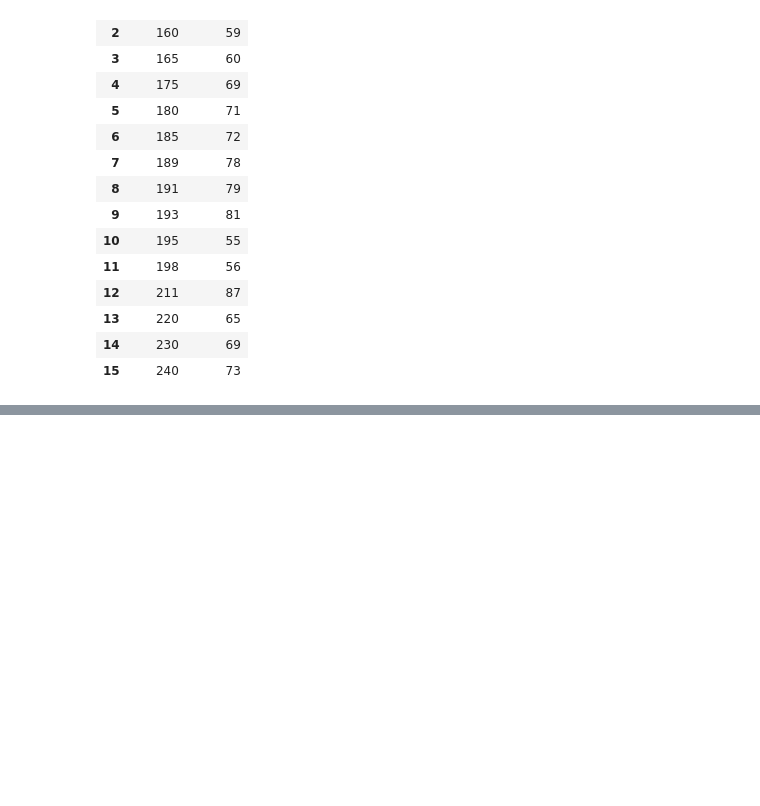
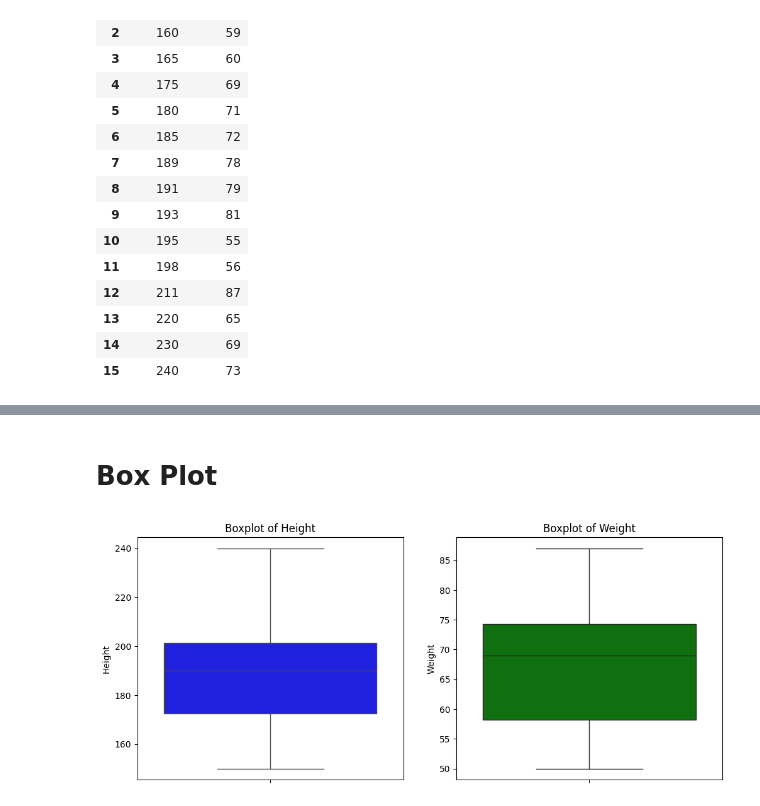
Before and after one commit to manivenkatasai9494/tekworks, a Jupyter notebook: ML/startml.ipynb, the cells around one changed output, grey strips where cells are left out. Saved outputs shown, nothing was run; the diff lists cells and outputs as text; code cells hidden in the pictures; blank space fills up the shorter version.

```diff
--- a/ML/startml.ipynb
+++ b/ML/startml.ipynb
@@ -38,0 +134,15 @@ df.head(20)
+# %% [markdown]
+<H1>Box Plot
+# %%
+plt.figure(figsize=(12, 5))
+plt.subplot(1, 2, 1)
+sns.boxplot(y=df['Height'], color='blue')
+plt.title('Boxplot of Height')
+
+plt.subplot(1, 2, 2)
+sns.boxplot(y=df['Weight'], color='green')
+plt.title('Boxplot of Weight')
+
+plt.show()
+# %% [output]
+[figure, added]
```
Also changed, not shown: parts of 21 cells of this notebook, 3 other files.
